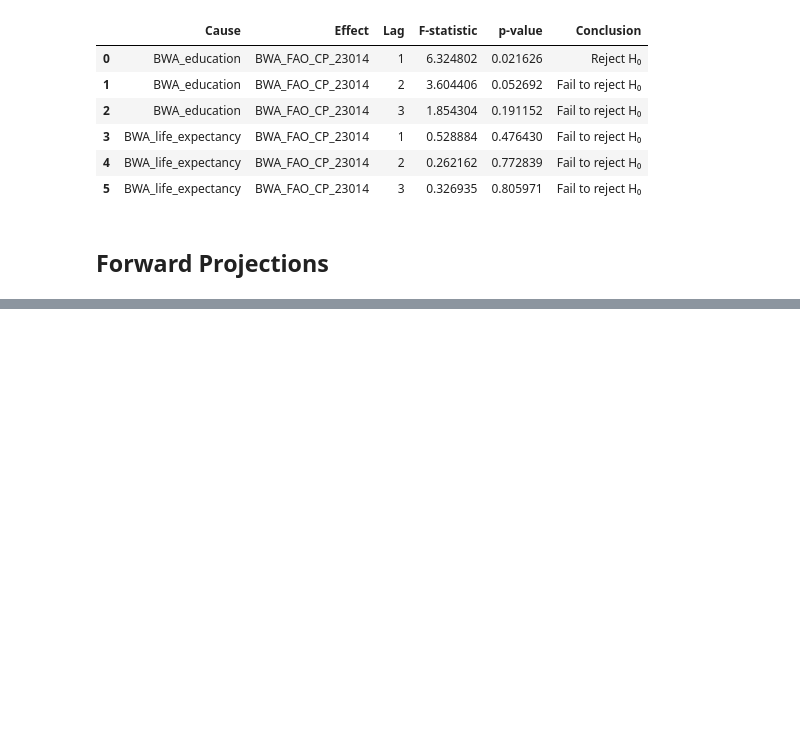
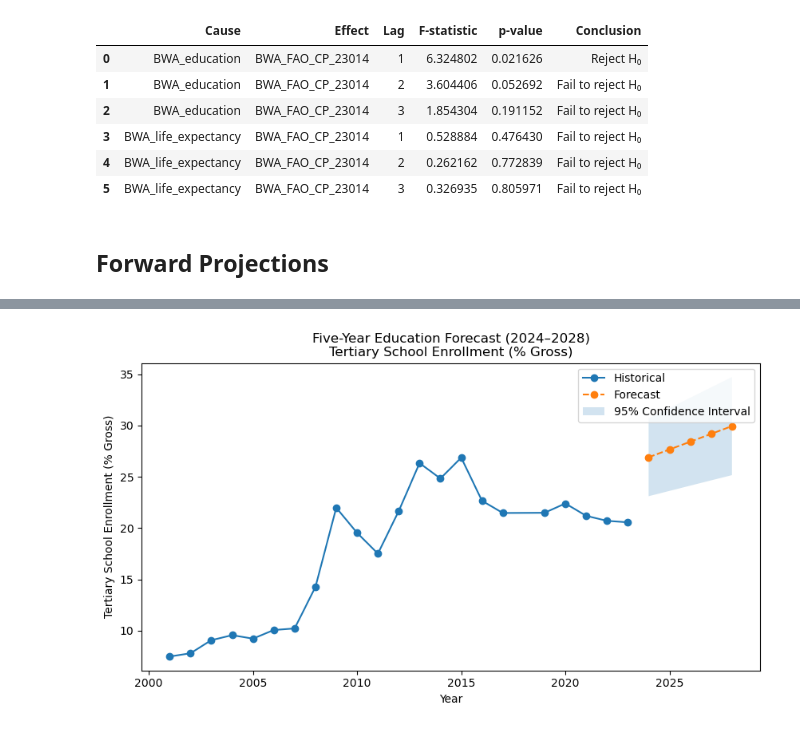
Before and after one commit to GorataB/Hackathon_PolyglotPioneers, a Jupyter notebook: HumanCapitalProject.ipynb, the cells around one changed output, grey strips where cells are left out. Cells and saved outputs as stored; diff of their text form; code cells hidden in the pictures; blank space fills up the shorter version.

```diff
--- a/HumanCapitalProject.ipynb
+++ b/HumanCapitalProject.ipynb
@@ -268,14 +222,0 @@ future_years.head()
-# %%
-# Predict food inflation
-import statsmodels.api as sm
-
-X_future = future_years[
-    [
-        "BWA_education",
-        "BWA_life_expectancy"
-    ]
-]
-
-X_future = sm.add_constant(X_future)
-
-future_years["Predicted_food_inflation"] = model.predict(X_future)
@@ -312,0 +292,48 @@ plt.show()
+# %%
+# Education forecast with confidence intervals
+plt.figure(figsize=(10,5))
+
+# Historical education
+plt.plot(
+    hcp_df["Year"],
+    hcp_df["BWA_education"],
+    marker="o",
+    label="Historical"
+)
+
+# Forecast education
+plt.plot(
+    future_years["Year"],
+    future_years["BWA_education"],
+    marker="o",
+    linestyle="--",
+    label="Forecast"
+)
+
+# 95% confidence interval
+plt.fill_between(
+    future_years["Year"],
+    future_years["Education_Lower_CI"],
+    future_years["Education_Upper_CI"],
+    alpha=0.2,
+    label="95% Confidence Interval"
+)
+
+plt.xlabel("Year")
+plt.ylabel("Tertiary School Enrollment (% Gross)")
+plt.title(
+    "Five-Year Education Forecast (2024–2028)\n"
+    "Tertiary School Enrollment (% Gross)"
+)
+
+plt.legend()
+
+plt.savefig(
+    r'C:/Users/Gorata/IndabaX/HCP_Images/five_year_education_prediction.png',
+    dpi=300,
+    bbox_inches="tight"
+)
+
+plt.show()
+# %% [output]
+[figure, added]
```
Also changed, not shown: parts of 13 cells of this notebook, 5 other files.
